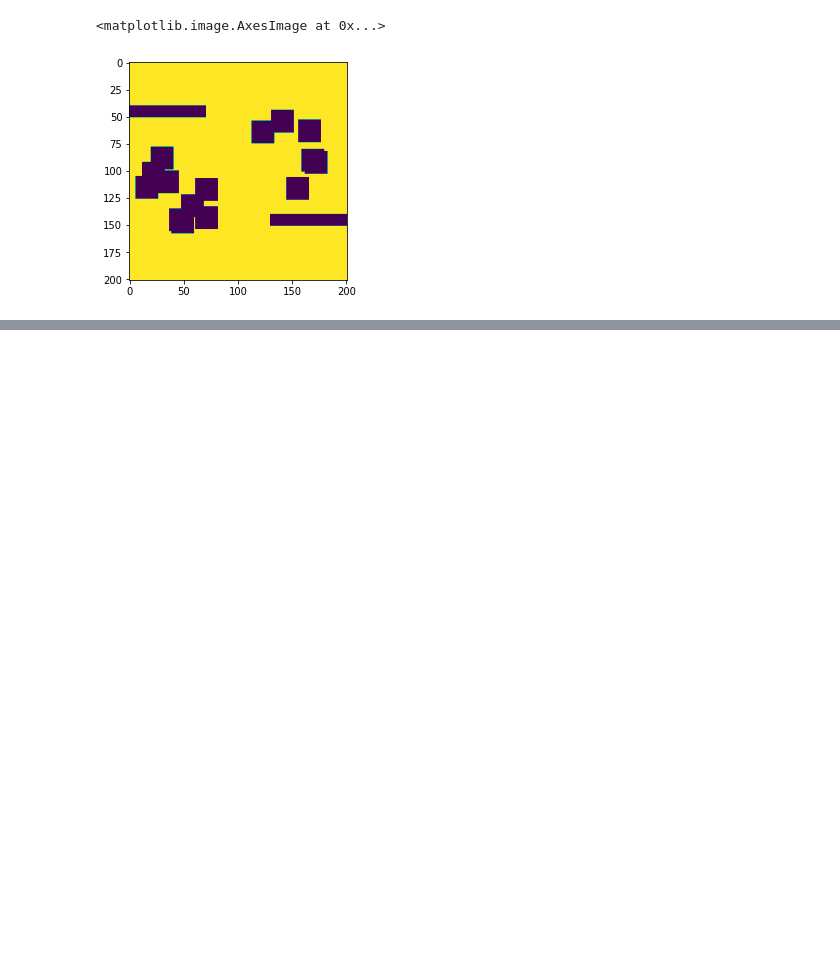
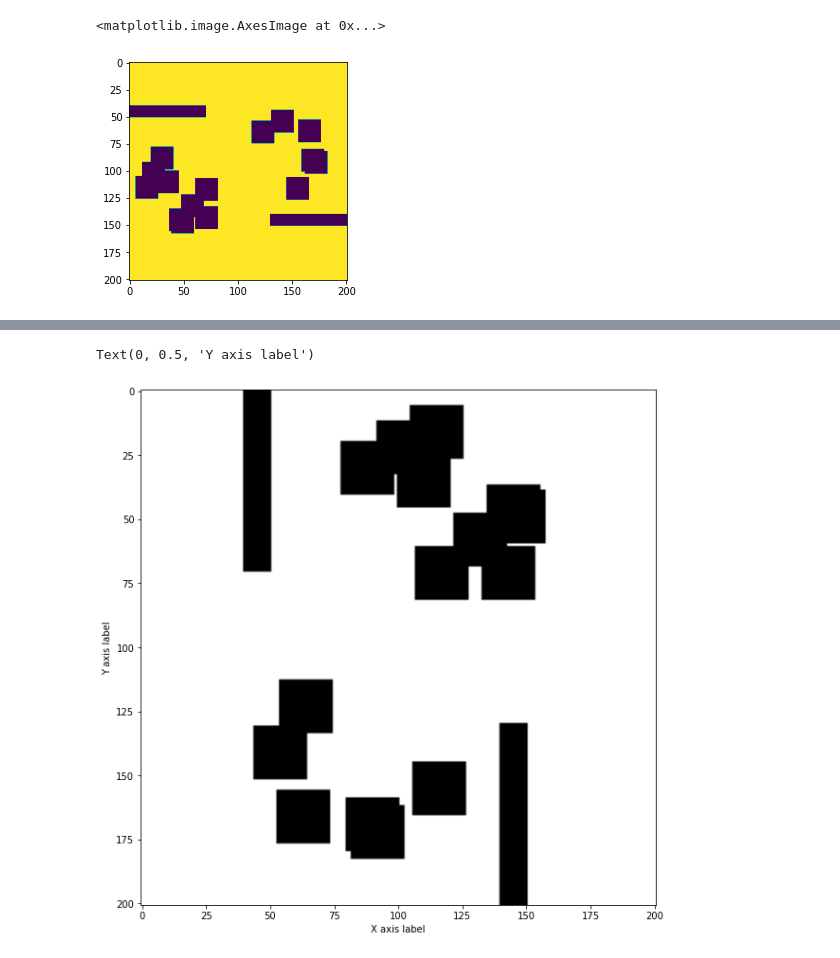
Before and after one commit to MiaoDragon/CSE535-Learning-Based-Motion-Planning-Using-Conditional-Variational-Autoencoder, a Jupyter notebook: cvae-planning/complex2d_scene_visualize.ipynb, the cells around one changed output, grey strips where cells are left out. Saved outputs shown, nothing was run; the diff lists cells and outputs as text; code cells hidden in the pictures; blank space fills up the shorter version.

```diff
--- a/cvae-planning/complex2d_scene_visualize.ipynb
+++ b/cvae-planning/complex2d_scene_visualize.ipynb
@@ -31,0 +161,8 @@ Array([0, 0, 0, ..., 0, 0, 0], dtype=uint8)
+# %%
+fig = plt.figure(figsize=(10,10))
+plt.imshow(obs_img)
+plt.xlabel("X axis label")
+plt.ylabel("Y axis label")
+# %% [output]
+Text(0, 0.5, 'Y axis label')
+[figure, added]
```
Also changed, not shown: parts of 6 cells of this notebook, 8 other files.
